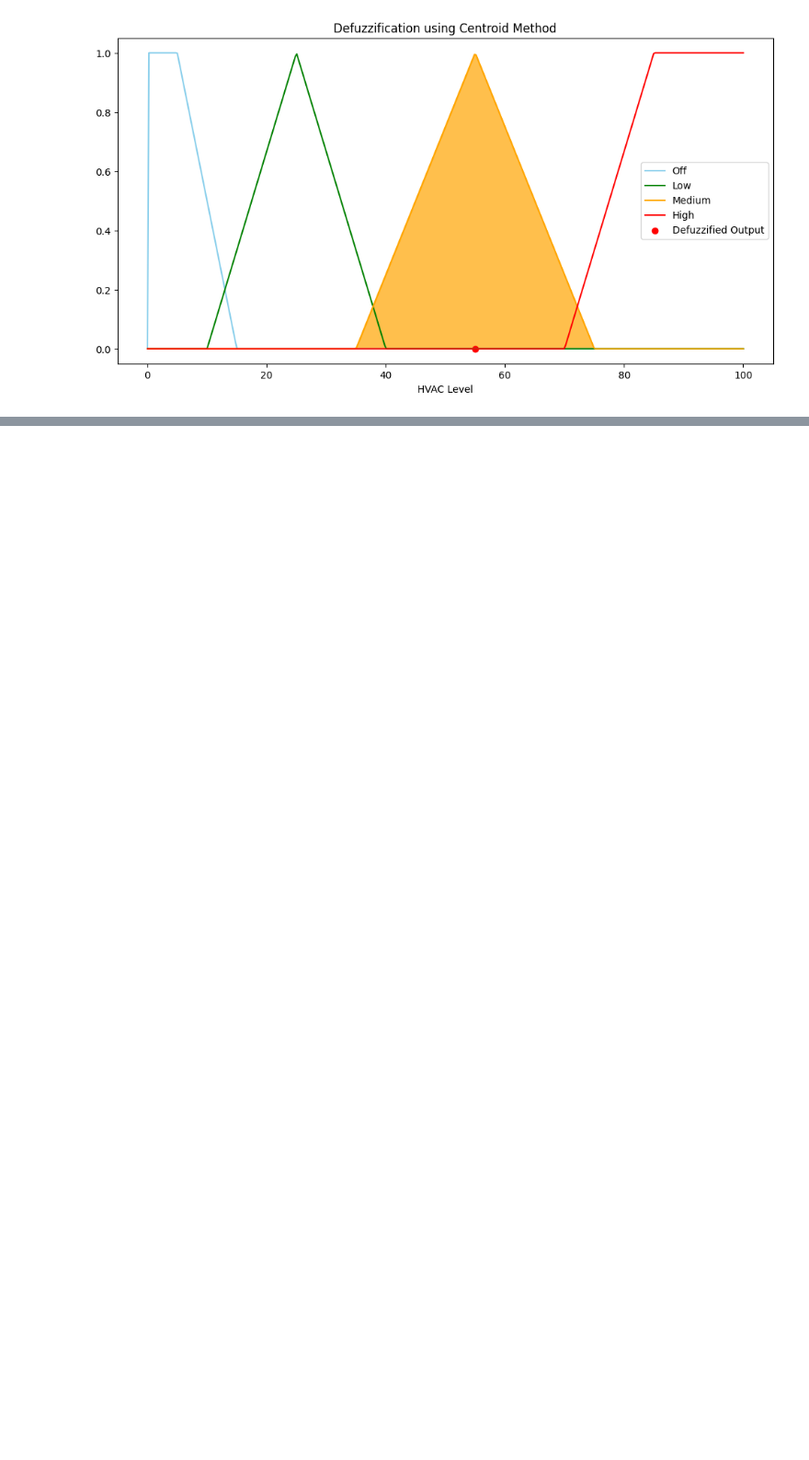
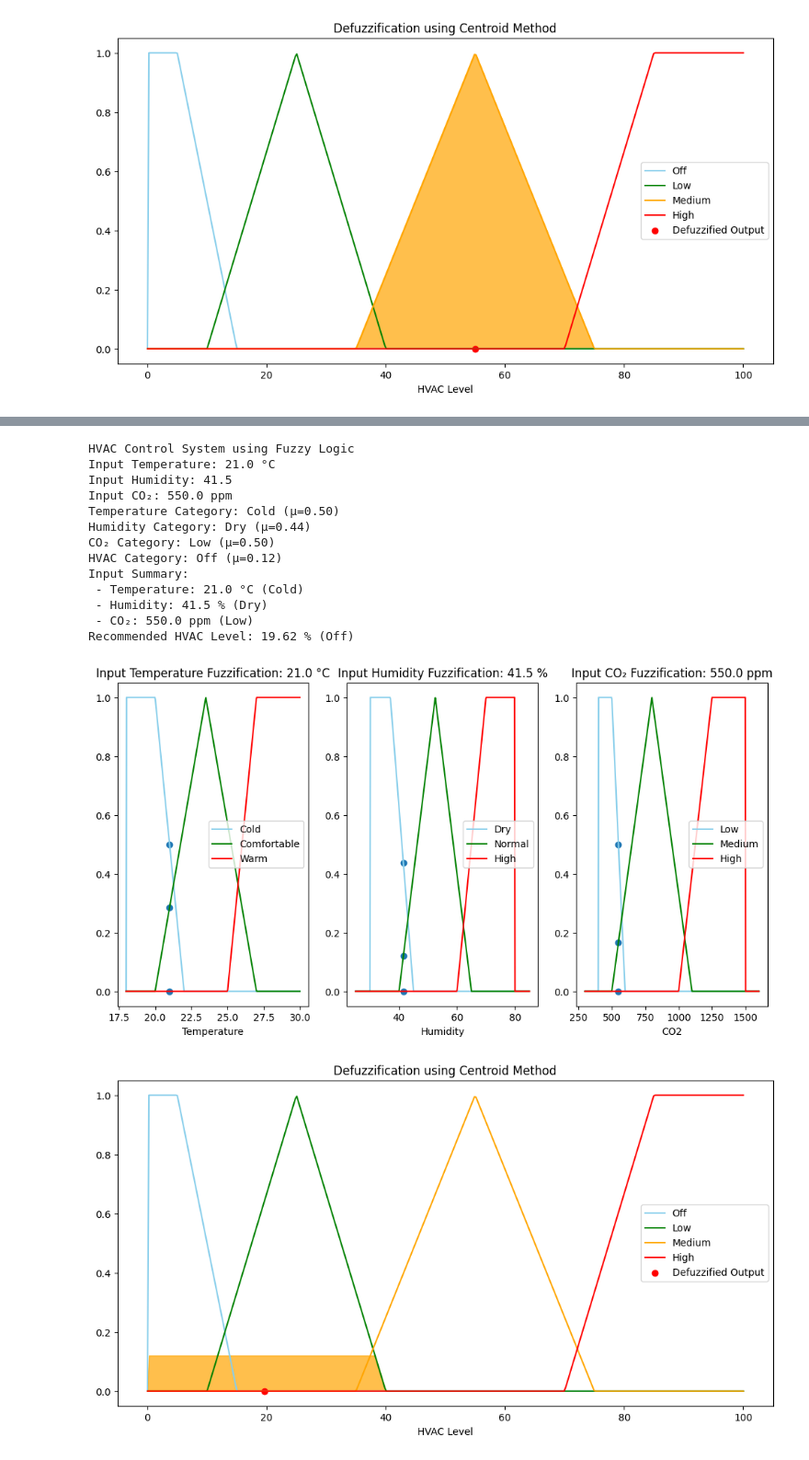
Before and after one commit to everhettoo/fl-hvac-control, a Jupyter notebook: notebooks/6_hvac_verification.ipynb, the cells around one changed output, grey strips where cells are left out. Shown at 92% size. Drawn from its saved outputs; the diff is of its cells as text; code cells hidden in the pictures; blank space fills up the shorter version.

```diff
--- a/notebooks/6_hvac_verification.ipynb
+++ b/notebooks/6_hvac_verification.ipynb
@@ -159,0 +189,21 @@ Recommended HVAC Level: 72.65 % (High)
+# %%
+# When Input Spread and is Weighted Towards the Comfort zone
+reload(app)
+
+app.hvac_control_app(21, 41.5, 550)
+# %% [output]
+HVAC Control System using Fuzzy Logic
+Input Temperature: 21.0 °C
+Input Humidity: 41.5
+Input CO₂: 550.0 ppm
+Temperature Category: Cold (μ=0.50)
+Humidity Category: Dry (μ=0.44)
+CO₂ Category: Low (μ=0.50)
+HVAC Category: Off (μ=0.12)
+Input Summary:
+ - Temperature: 21.0 °C (Cold)
+ - Humidity: 41.5 % (Dry)
+ - CO₂: 550.0 ppm (Low)
+Recommended HVAC Level: 19.62 % (Off)
+[figure, added]
+[figure, added]
```
Also changed, not shown: parts of 9 cells of this notebook, 9 other files.
